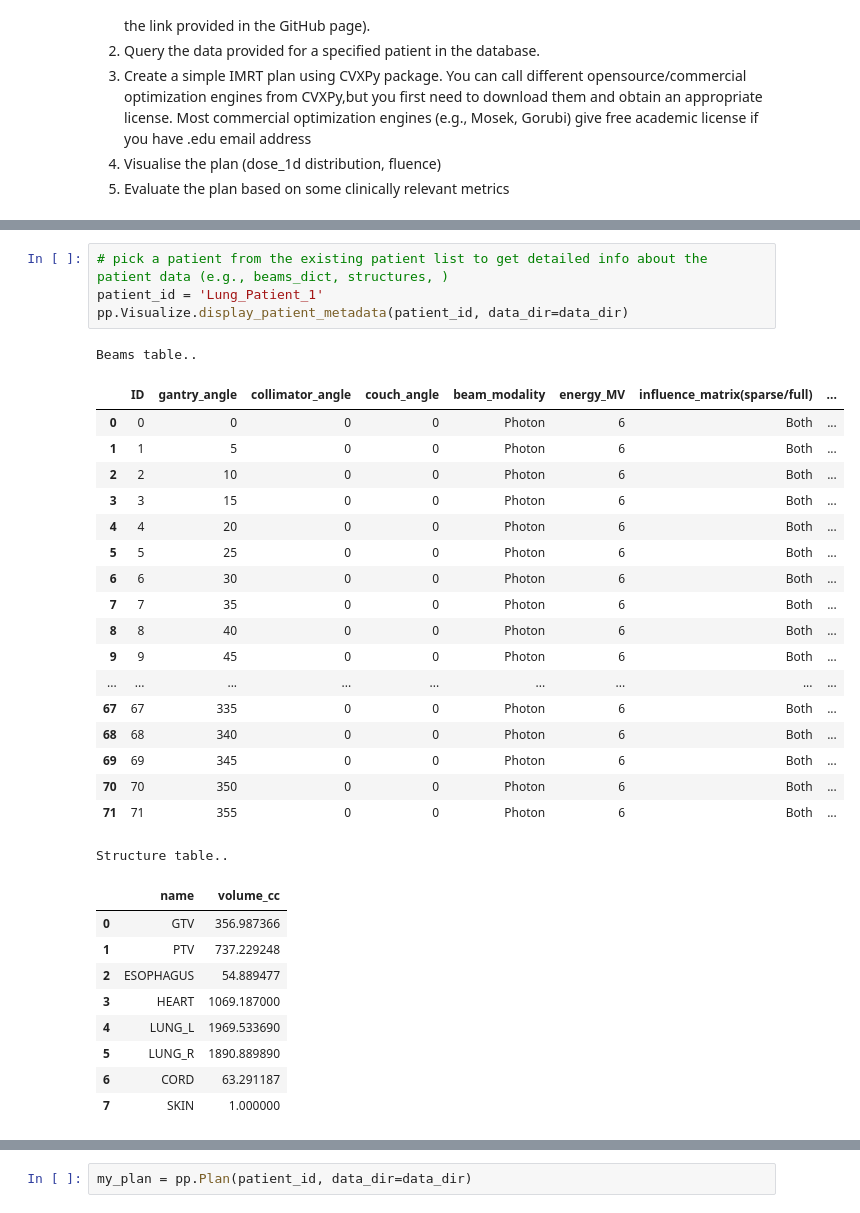
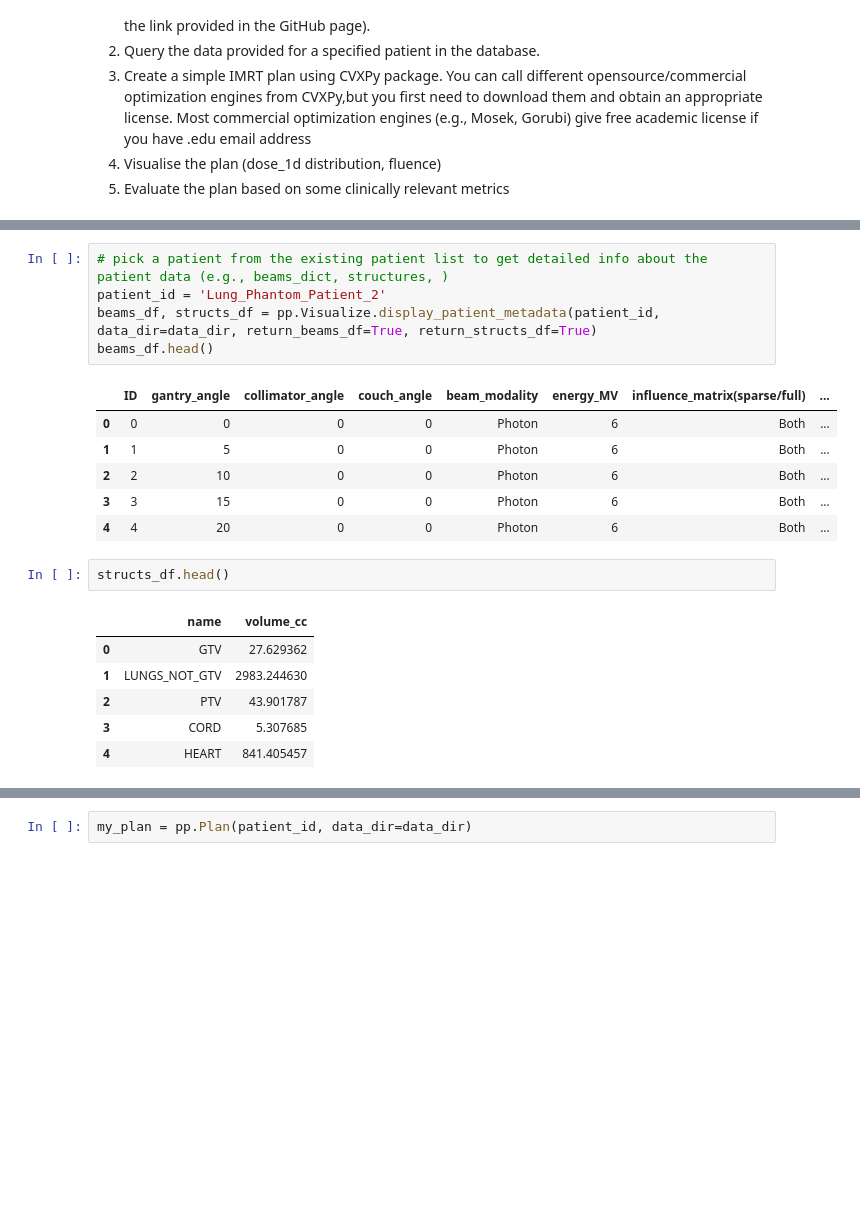
Before and after one commit to PortPy-Project/PortPy, a Jupyter notebook: examples/ex_1_introduction.ipynb, the cells around one changed output, grey strips where cells are left out. Drawn from its saved outputs; the diff is of its cells as text; blank space fills up the shorter version.

```diff
--- a/examples/ex_1_introduction.ipynb
+++ b/examples/ex_1_introduction.ipynb
@@ -32,36 +36,24 @@ F:\Research\Data_newformat\Python-PORT\examples
 # %%
 # pick a patient from the existing patient list to get detailed info about the patient data (e.g., beams_dict, structures, )
-patient_id = 'Lung_Patient_1'
-pp.Visualize.display_patient_metadata(patient_id, data_dir=data_dir)
+patient_id = 'Lung_Phantom_Patient_2'
+beams_df, structs_df = pp.Visualize.display_patient_metadata(patient_id, data_dir=data_dir, return_beams_df=True, return_structs_df=True)
+beams_df.head()
 # %% [output]
-Beams table..
 |  | ID | gantry_angle | collimator_angle | couch_angle | beam_modality | energy_MV | influence_matrix(sparse/full) | ... |
 | 0 | 0 | 0 | 0 | 0 | Photon | 6 | Both | ... |
 | 1 | 1 | 5 | 0 | 0 | Photon | 6 | Both | ... |
 | 2 | 2 | 10 | 0 | 0 | Photon | 6 | Both | ... |
 | 3 | 3 | 15 | 0 | 0 | Photon | 6 | Both | ... |
 | 4 | 4 | 20 | 0 | 0 | Photon | 6 | Both | ... |
-| 5 | 5 | 25 | 0 | 0 | Photon | 6 | Both | ... |
-| 6 | 6 | 30 | 0 | 0 | Photon | 6 | Both | ... |
-| 7 | 7 | 35 | 0 | 0 | Photon | 6 | Both | ... |
-| 8 | 8 | 40 | 0 | 0 | Photon | 6 | Both | ... |
-| 9 | 9 | 45 | 0 | 0 | Photon | 6 | Both | ... |
-| ... | ... | ... | ... | ... | ... | ... | ... | ... |
-| 67 | 67 | 335 | 0 | 0 | Photon | 6 | Both | ... |
-| 68 | 68 | 340 | 0 | 0 | Photon | 6 | Both | ... |
-| 69 | 69 | 345 | 0 | 0 | Photon | 6 | Both | ... |
-| 70 | 70 | 350 | 0 | 0 | Photon | 6 | Both | ... |
-| 71 | 71 | 355 | 0 | 0 | Photon | 6 | Both | ... |
-Structure table..
-|  | name | volume_cc |
-| 0 | GTV | 356.987366 |
-| 1 | PTV | 737.229248 |
-| 2 | ESOPHAGUS | 54.889477 |
-| 3 | HEART | 1069.187000 |
-| 4 | LUNG_L | 1969.533690 |
-| 5 | LUNG_R | 1890.889890 |
-| 6 | CORD | 63.291187 |
-| 7 | SKIN | 1.000000 |
+# %%
+structs_df.head()
+# %% [output]
+|  | name | volume_cc |
+| 0 | GTV | 27.629362 |
+| 1 | LUNGS_NOT_GTV | 2983.244630 |
+| 2 | PTV | 43.901787 |
+| 3 | CORD | 5.307685 |
+| 4 | HEART | 841.405457 |
 # %% [markdown]
 ### Create plan
 Create my_plan object for the planner beams.
```
Also changed, not shown: parts of 14 cells of this notebook, 17 other files.
